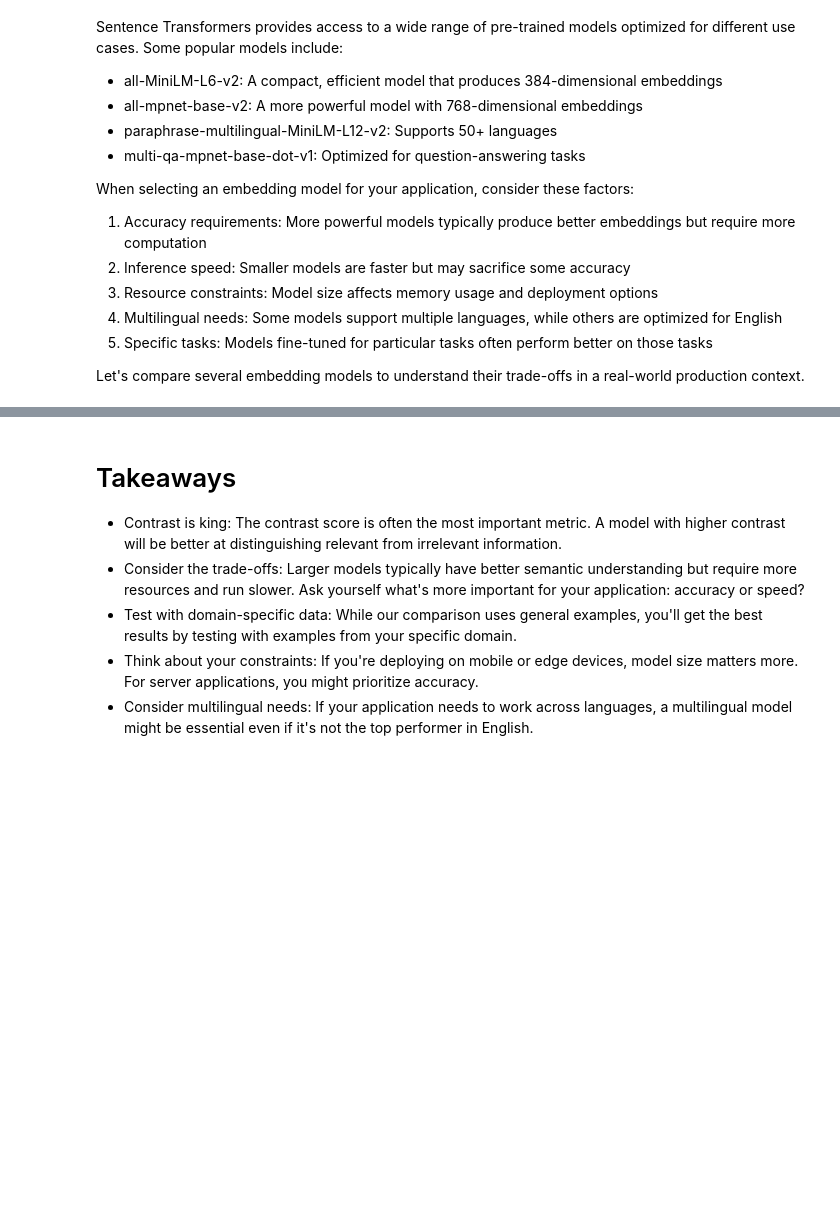
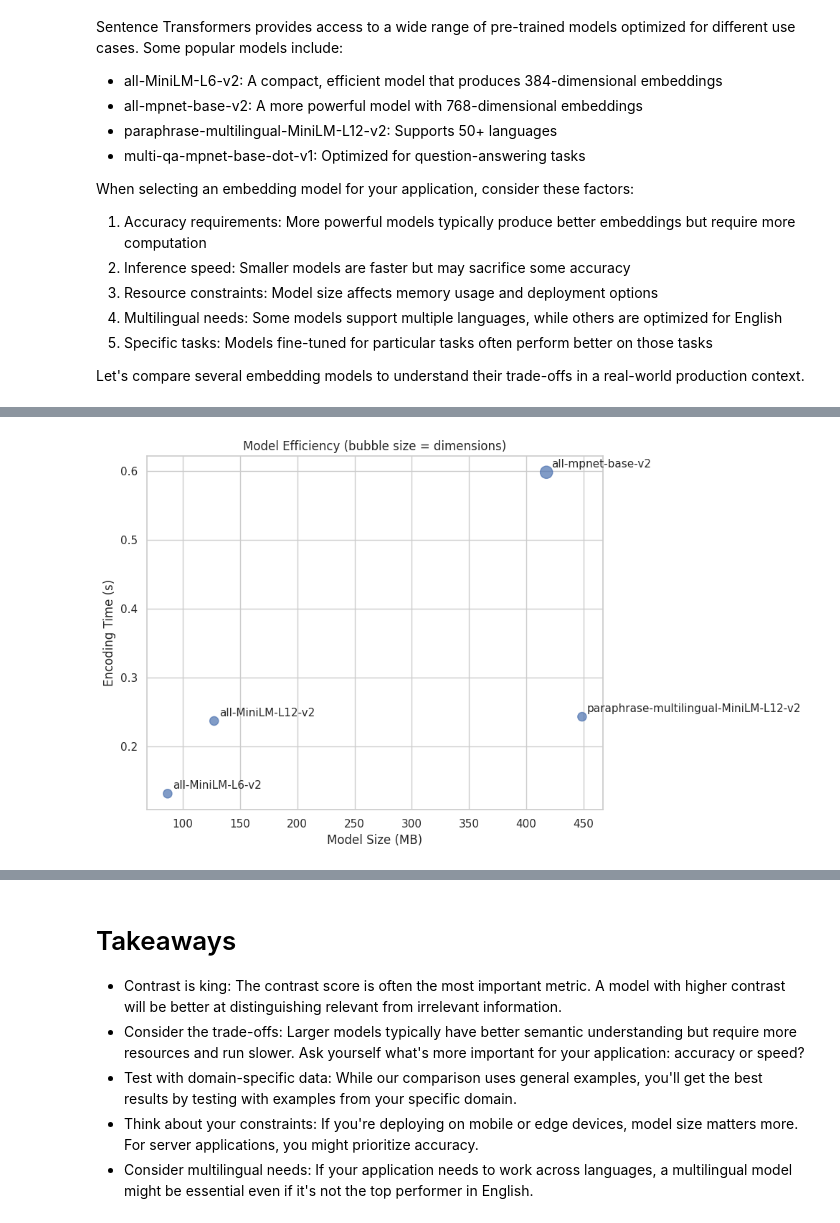
Before and after one commit to kumarseenu/aieng, a Jupyter notebook: chapter_4/04_03.ipynb, the cells around one changed output, grey strips where cells are left out. Drawn from its saved outputs; the diff is of its cells as text; code cells hidden in the pictures; blank space fills up the shorter version.

```diff
--- a/chapter_4/04_03.ipynb
+++ b/chapter_4/04_03.ipynb
@@ -283,0 +258,16 @@ Similar pairs:
+# %%
+# Visualize the results - Efficiency metrics
+plt.figure(figsize=(10, 6))
+plt.scatter(df['Size (MB)'], df['Encoding Time (s)'],
+            s=df['Dimensions']/5, alpha=0.7)
+for i, model in enumerate(df['Model']):
+    plt.annotate(model, (df['Size (MB)'].iloc[i], df['Encoding Time (s)'].iloc[i]),
+                 xytext=(5, 5), textcoords='offset points')
+plt.xlabel('Model Size (MB)')
+plt.ylabel('Encoding Time (s)')
+plt.title('Model Efficiency (bubble size = dimensions)')
+plt.grid(True)
+plt.tight_layout()
+plt.show()
+# %% [output]
+[figure, added]
```
Also changed, not shown: parts of 12 cells of this notebook.
